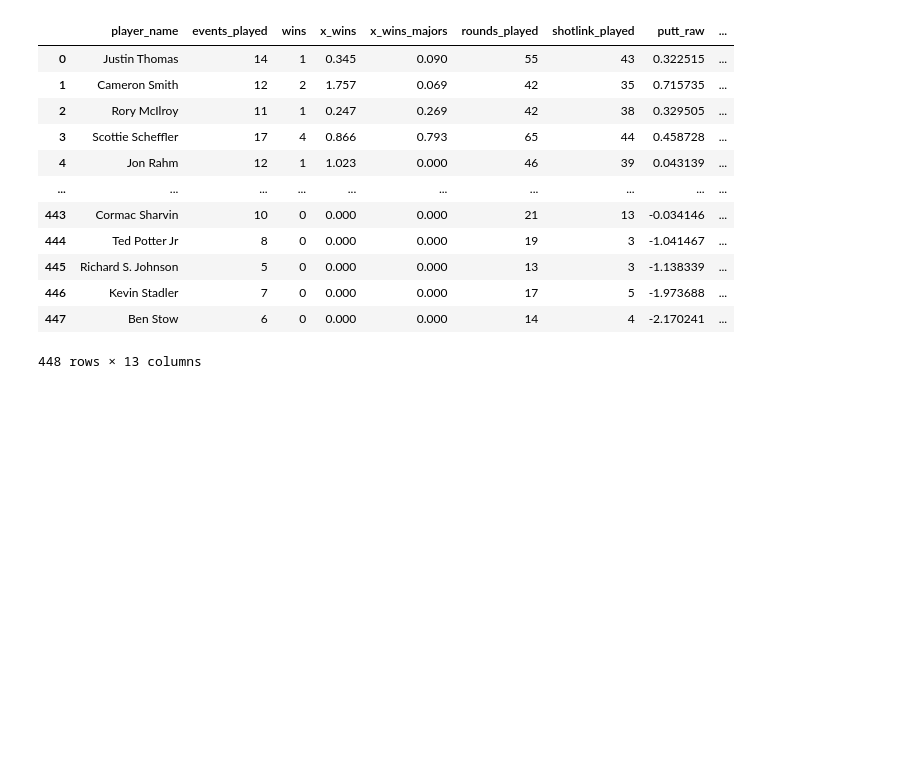
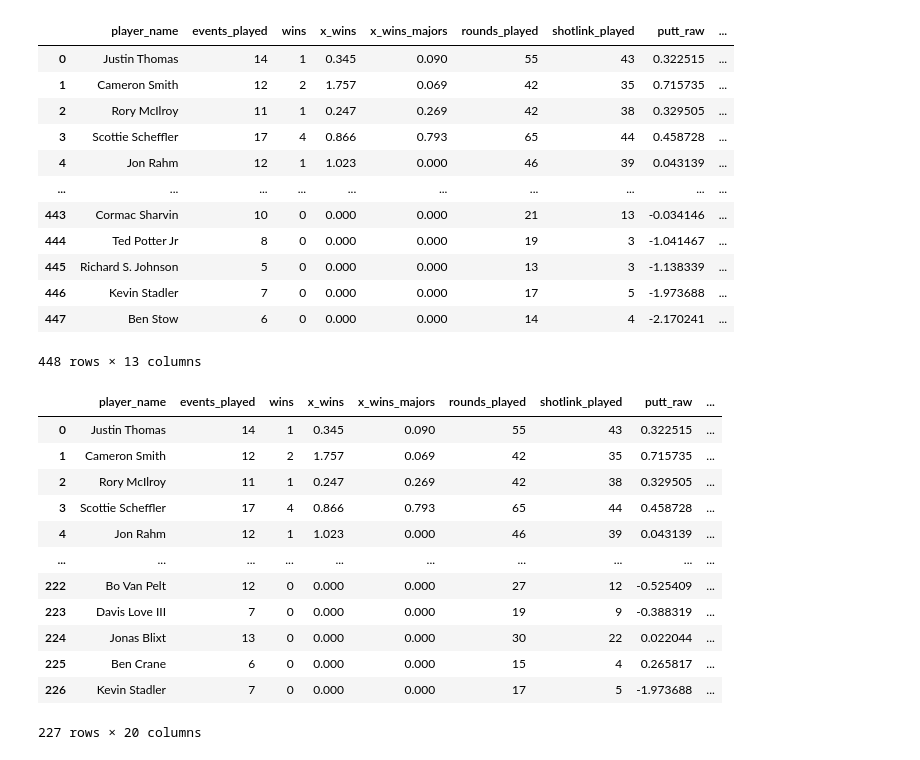
Before and after one commit to eimhincullen/UCDAPA_eimhincullen, a Jupyter notebook: UCDProjectV1.ipynb, the cells around one changed output. Cells and saved outputs as stored; diff of their text form; code cells hidden in the pictures; blank space fills up the shorter version.

```diff
--- a/UCDProjectV1.ipynb
+++ b/UCDProjectV1.ipynb
@@ -134,7 +134,7 @@ print(strokes_gained.head())
 # %% [markdown]
 ## Chapter 3: Analysing Data
 # %%
-strokes_gained['first_name'] = strokes_gained['player_name'].str.rsplit(',').str[-1]
+strokes_gained['first_name'] = strokes_gained['player_name'].str.rsplit(',').str[-1].str.strip()
 strokes_gained['surname'] = strokes_gained['player_name'].str.extract('(.+?),')
 strokes_gained['player_name'] = strokes_gained['first_name'] + " " + strokes_gained['surname']
 strokes_gained.drop(["first_name", "surname"], axis = 1, inplace = True)
@@ -154,3 +154,21 @@ strokes_gained
 | 446 | Kevin Stadler | 7 | 0 | 0.000 | 0.000 | 17 | 5 | -1.973688 | ... |
 | 447 | Ben Stow | 6 | 0 | 0.000 | 0.000 | 14 | 4 | -2.170241 | ... |
 448 rows × 13 columns
+# %%
+df = strokes_gained.merge(fedex_cup, left_on='player_name', right_on='Player Name', how = 'inner')
+# %%
+df
+# %% [output]
+|  | player_name | events_played | wins | x_wins | x_wins_majors | rounds_played | shotlink_played | putt_raw | ... |
+| 0 | Justin Thomas | 14 | 1 | 0.345 | 0.090 | 55 | 43 | 0.322515 | ... |
+| 1 | Cameron Smith | 12 | 2 | 1.757 | 0.069 | 42 | 35 | 0.715735 | ... |
+| 2 | Rory McIlroy | 11 | 1 | 0.247 | 0.269 | 42 | 38 | 0.329505 | ... |
+| 3 | Scottie Scheffler | 17 | 4 | 0.866 | 0.793 | 65 | 44 | 0.458728 | ... |
+| 4 | Jon Rahm | 12 | 1 | 1.023 | 0.000 | 46 | 39 | 0.043139 | ... |
+| ... | ... | ... | ... | ... | ... | ... | ... | ... | ... |
+| 222 | Bo Van Pelt | 12 | 0 | 0.000 | 0.000 | 27 | 12 | -0.525409 | ... |
+| 223 | Davis Love III | 7 | 0 | 0.000 | 0.000 | 19 | 9 | -0.388319 | ... |
+| 224 | Jonas Blixt | 13 | 0 | 0.000 | 0.000 | 30 | 22 | 0.022044 | ... |
+| 225 | Ben Crane | 6 | 0 | 0.000 | 0.000 | 15 | 4 | 0.265817 | ... |
+| 226 | Kevin Stadler | 7 | 0 | 0.000 | 0.000 | 17 | 5 | -1.973688 | ... |
+227 rows × 20 columns
```
Also changed, not shown: parts of 2 cells of this notebook.
